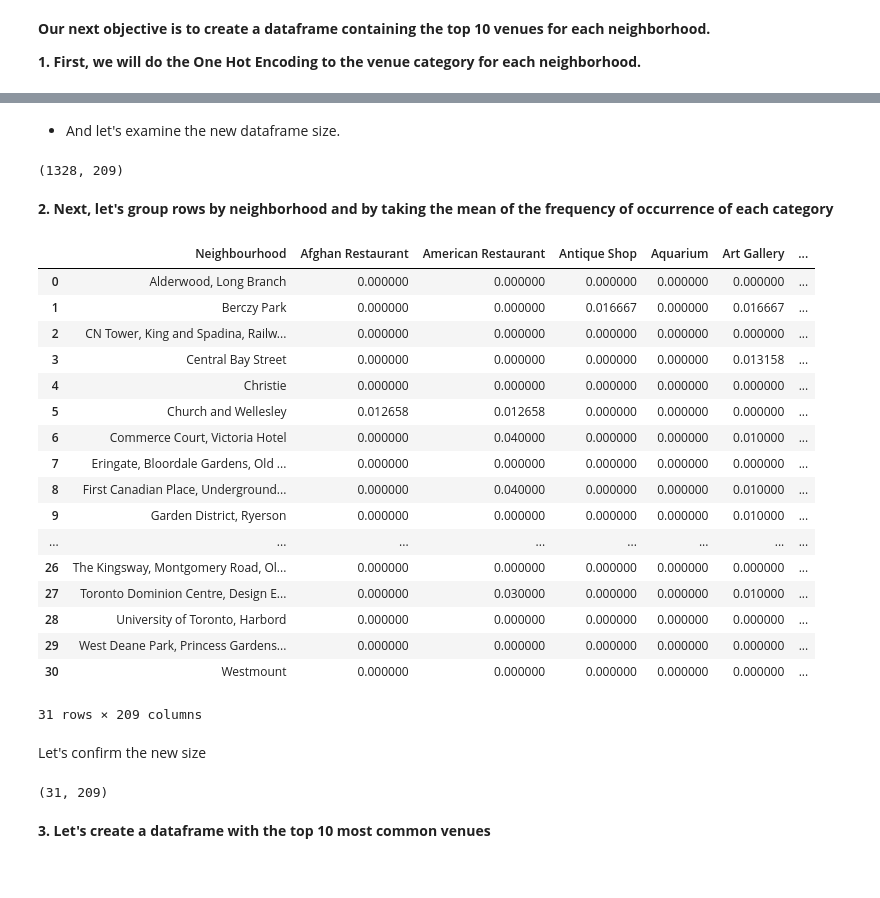
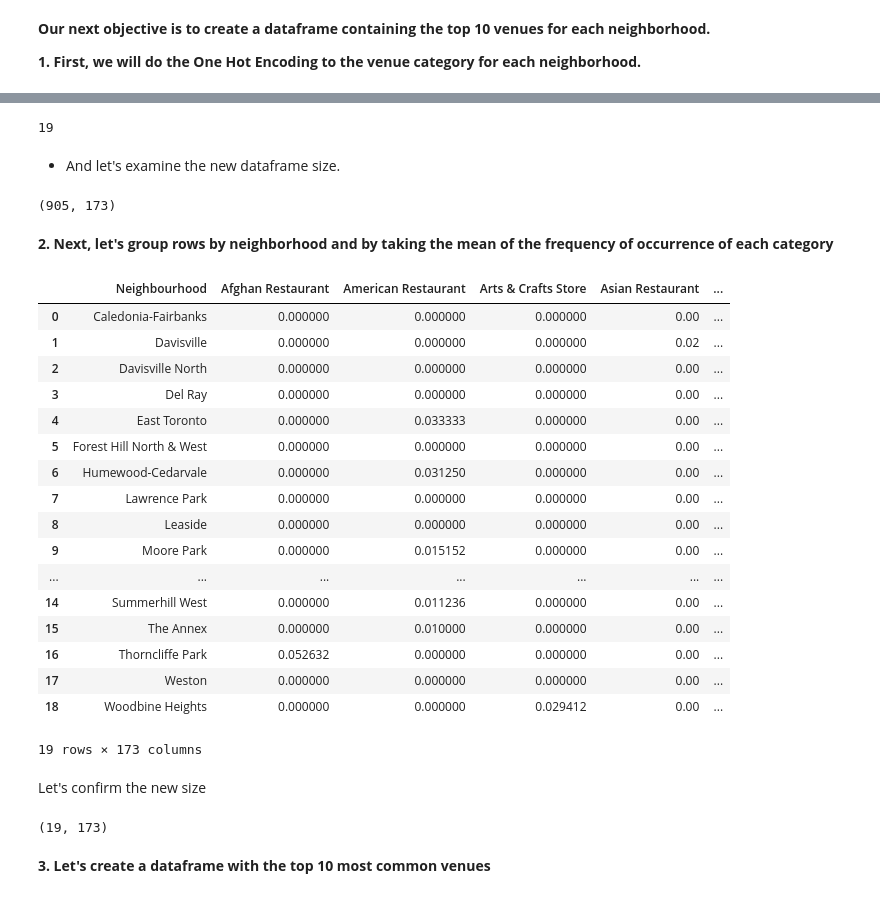
Before and after one commit to diardanoraihan/Coursera_Capstone, a Jupyter notebook: Pre3_Clustering_Neigborhoods_Toronto.ipynb, the cells around one changed output, grey strips where cells are left out. Cells and saved outputs as stored; diff of their text form; code cells hidden in the pictures.

```diff
--- a/Pre3_Clustering_Neigborhoods_Toronto.ipynb
+++ b/Pre3_Clustering_Neigborhoods_Toronto.ipynb
@@ -209,7 +253,7 @@ The coordinate values of Regent Park, Harbourfront are
 # %%
 
 LIMIT = 100
-RADIUS = 500
+RADIUS = 750
 
 url = 'https://api.foursquare.com/v2/venues/explore?client_id={}&client_secret={}&v={}&ll={},{}&radius={}&limit={}'.format(
         CLIENT_ID,
@@ -343,7 +387,7 @@ def get_nearby_venues(neighborhoods, latitudes, longitudes):
 
     # Define default resul limit and radius
     LIMIT = 100
-    RADIUS = 500
+    RADIUS = 1000
 
     # Define an empty venue list
     venues_list = []
@@ -387,7 +431,7 @@ def get_nearby_venues(neighborhoods, latitudes, longitudes):
     return(nearby_venues)
 # %%
 # type your answer here
-downtown_venues = get_nearby_venues(downtown_df['Neighbourhood'],
-                                   downtown_df['latitude'],
-                                   downtown_df['longitude'])
+boroughs_venues = get_nearby_venues(boroughs_df['Neighbourhood'],
+                                   boroughs_df['latitude'],
+                                   boroughs_df['longitude'])
 # %% [output]
@@ -456,13 +513,13 @@ __Our next objective is to create a dataframe containing the top 10 venues for e
 __1. First, we will do the One Hot Encoding to the venue category for each neighborhood.__
 # %%
 # one hot encoding and adjust the name prefix
-downtown_onehot = pd.get_dummies(downtown_venues[['Venue Category']], prefix="", prefix_sep="")
+boroughs_onehot = pd.get_dummies(boroughs_venues[['Venue Category']], prefix="", prefix_sep="")
 
 # add neighborhood column back to the dataframe
-downtown_onehot['Neighbourhood'] = downtown_venues['Neighborhood']
+boroughs_onehot['Neighbourhood'] = boroughs_venues['Neighborhood']
 
 # # move neighborhood column to the first column
-fixed_columns = [downtown_onehot.columns[-1]] + list(downtown_onehot.columns[:-1])
-downtown_onehot = downtown_onehot[fixed_columns]
-downtown_onehot.head()
+fixed_columns = [boroughs_onehot.columns[-1]] + list(boroughs_onehot.columns[:-1])
+boroughs_onehot = boroughs_onehot[fixed_columns]
+boroughs_onehot.head()
 # %% [output]
@@ -476,39 +533,43 @@ downtown_onehot.head()
+# %%
+len(boroughs_onehot.Neighbourhood.unique())
+# %% [output]
+19
 # %% [markdown]
 - And let's examine the new dataframe size.
 # %%
-print(downtown_onehot.shape)
+print(boroughs_onehot.shape)
 # %% [output]
-(1328, 209)
+(905, 173)
 # %% [markdown]
 __2. Next, let's group rows by neighborhood and by taking the mean of the frequency of occurrence of each category__
 # %%
-downtown_grouped = downtown_onehot.groupby(by='Neighbourhood').mean().reset_index()
-downtown_grouped
+boroughs_grouped = boroughs_onehot.groupby(by='Neighbourhood').mean().reset_index()
+boroughs_grouped
 # %% [output]
-|  | Neighbourhood | Afghan Restaurant | American Restaurant | Antique Shop | Aquarium | Art Gallery | ... |
-| 0 | Alderwood, Long Branch | 0.000000 | 0.000000 | 0.000000 | 0.000000 | 0.000000 | ... |
-| 1 | Berczy Park | 0.000000 | 0.000000 | 0.016667 | 0.000000 | 0.016667 | ... |
-| 2 | CN Tower, King and Spadina, Railw... | 0.000000 | 0.000000 | 0.000000 | 0.000000 | 0.000000 | ... |
-| 3 | Central Bay Street | 0.000000 | 0.000000 | 0.000000 | 0.000000 | 0.013158 | ... |
-| 4 | Christie | 0.000000 | 0.000000 | 0.000000 | 0.000000 | 0.000000 | ... |
-| 5 | Church and Wellesley | 0.012658 | 0.012658 | 0.000000 | 0.000000 | 0.000000 | ... |
-| 6 | Commerce Court, Victoria Hotel | 0.000000 | 0.040000 | 0.000000 | 0.000000 | 0.010000 | ... |
-| 7 | Eringate, Bloordale Gardens, Old ... | 0.000000 | 0.000000 | 0.000000 | 0.000000 | 0.000000 | ... |
-| 8 | First Canadian Place, Underground... | 0.000000 | 0.040000 | 0.000000 | 0.000000 | 0.010000 | ... |
-| 9 | Garden District, Ryerson | 0.000000 | 0.000000 | 0.000000 | 0.000000 | 0.010000 | ... |
-| ... | ... | ... | ... | ... | ... | ... | ... |
-| 26 | The Kingsway, Montgomery Road, Ol... | 0.000000 | 0.000000 | 0.000000 | 0.000000 | 0.000000 | ... |
-| 27 | Toronto Dominion Centre, Design E... | 0.000000 | 0.030000 | 0.000000 | 0.000000 | 0.010000 | ... |
-| 28 | University of Toronto, Harbord | 0.000000 | 0.000000 | 0.000000 | 0.000000 | 0.000000 | ... |
-| 29 | West Deane Park, Princess Gardens... | 0.000000 | 0.000000 | 0.000000 | 0.000000 | 0.000000 | ... |
-| 30 | Westmount | 0.000000 | 0.000000 | 0.000000 | 0.000000 | 0.000000 | ... |
+|  | Neighbourhood | Afghan Restaurant | American Restaurant | Arts & Crafts Store | Asian Restaurant | ... |
+| 0 | Caledonia-Fairbanks | 0.000000 | 0.000000 | 0.000000 | 0.00 | ... |
+| 1 | Davisville | 0.000000 | 0.000000 | 0.000000 | 0.02 | ... |
+| 2 | Davisville North | 0.000000 | 0.000000 | 0.000000 | 0.00 | ... |
+| 3 | Del Ray | 0.000000 | 0.000000 | 0.000000 | 0.00 | ... |
+| 4 | East Toronto | 0.000000 | 0.033333 | 0.000000 | 0.00 | ... |
+| 5 | Forest Hill North & West | 0.000000 | 0.000000 | 0.000000 | 0.00 | ... |
+| 6 | Humewood-Cedarvale | 0.000000 | 0.031250 | 0.000000 | 0.00 | ... |
+| 7 | Lawrence Park | 0.000000 | 0.000000 | 0.000000 | 0.00 | ... |
+| 8 | Leaside | 0.000000 | 0.000000 | 0.000000 | 0.00 | ... |
+| 9 | Moore Park | 0.000000 | 0.015152 | 0.000000 | 0.00 | ... |
+| ... | ... | ... | ... | ... | ... | ... |
+| 14 | Summerhill West | 0.000000 | 0.011236 | 0.000000 | 0.00 | ... |
+| 15 | The Annex | 0.000000 | 0.010000 | 0.000000 | 0.00 | ... |
+| 16 | Thorncliffe Park | 0.052632 | 0.000000 | 0.000000 | 0.00 | ... |
+| 17 | Weston | 0.000000 | 0.000000 | 0.000000 | 0.00 | ... |
+| 18 | Woodbine Heights | 0.000000 | 0.000000 | 0.029412 | 0.00 | ... |
-31 rows × 209 columns
+19 rows × 173 columns
 # %% [markdown]
 Let's confirm the new size
 # %%
-downtown_grouped.shape
+boroughs_grouped.shape
 # %% [output]
-(31, 209)
+(19, 173)
 # %% [markdown]
 __3. Let's create a dataframe with the top 10 most common venues__
 # %% [markdown]
```
Also changed, not shown: parts of 53 cells of this notebook, 14 other files.
